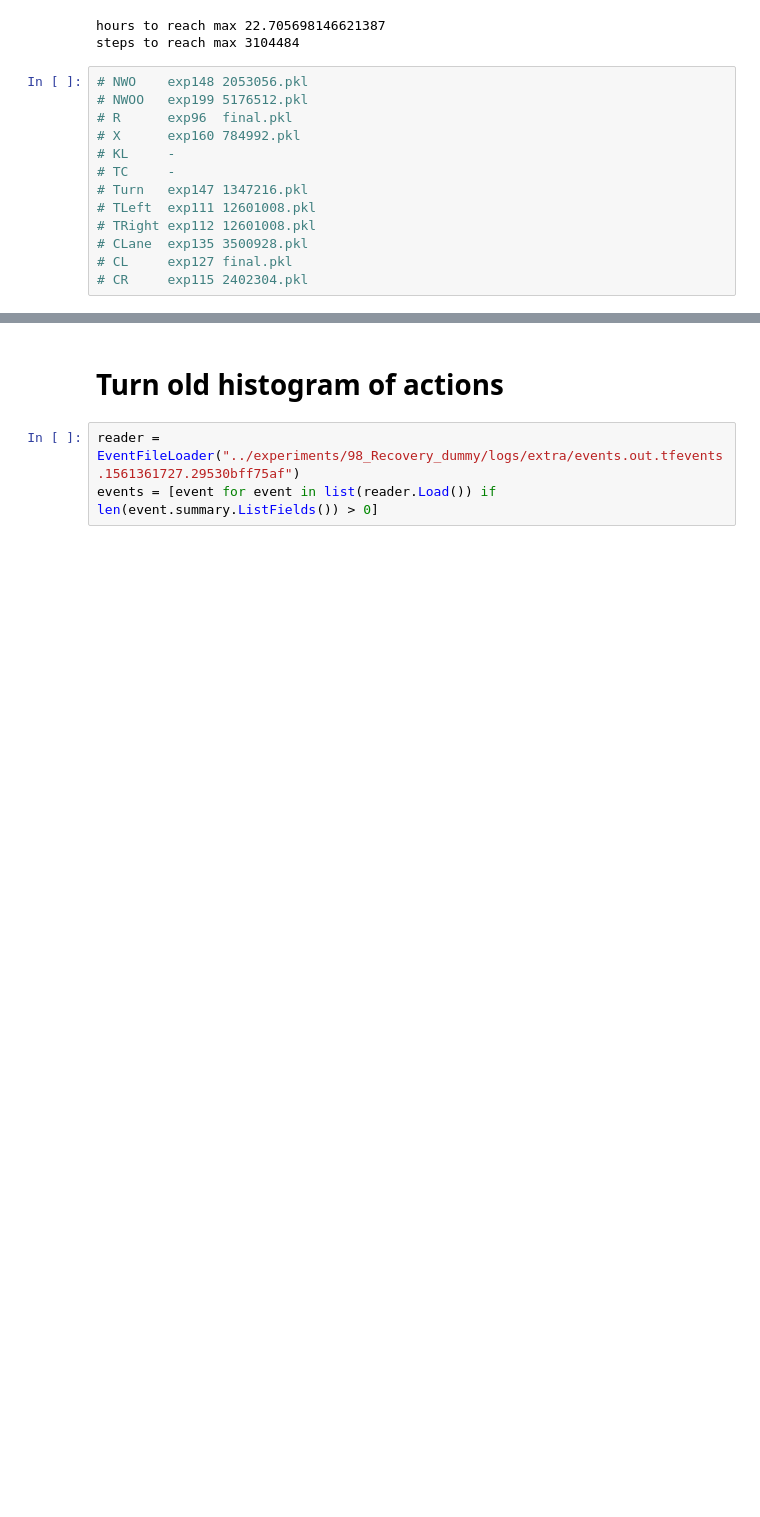
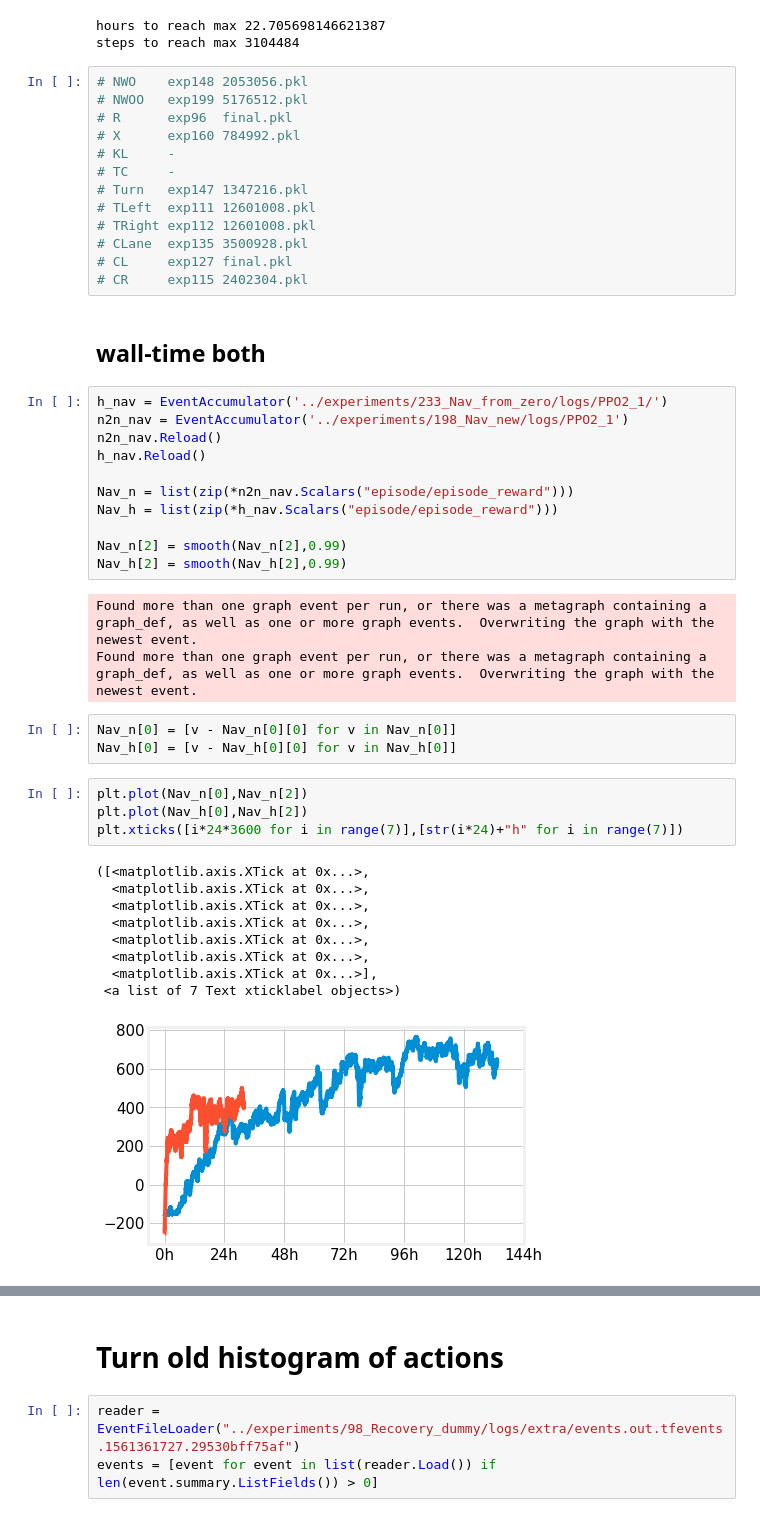
Before and after one commit to NotAnyMike/HRL, a Jupyter notebook: notebooks/Plots.ipynb, the cells around one changed output, grey strips where cells are left out. Saved outputs shown, nothing was run; the diff lists cells and outputs as text; blank space fills up the shorter version.

```diff
--- a/notebooks/Plots.ipynb
+++ b/notebooks/Plots.ipynb
@@ -414,3 +447,36 @@ steps to reach max 3104484
 # CLane  exp135 3500928.pkl
 # CL     exp127 final.pkl
 # CR     exp115 2402304.pkl
+# %% [markdown]
+## wall-time both
+# %%
+h_nav = EventAccumulator('../experiments/233_Nav_from_zero/logs/PPO2_1/')
+n2n_nav = EventAccumulator('../experiments/198_Nav_new/logs/PPO2_1')
+n2n_nav.Reload()
+h_nav.Reload()
+
+Nav_n = list(zip(*n2n_nav.Scalars("episode/episode_reward")))
+Nav_h = list(zip(*h_nav.Scalars("episode/episode_reward")))
+
+Nav_n[2] = smooth(Nav_n[2],0.99)
+Nav_h[2] = smooth(Nav_h[2],0.99)
+# %% [output]
+Found more than one graph event per run, or there was a metagraph containing a graph_def, as well as one or more graph events.  Overwriting the graph with the newest event.
+Found more than one graph event per run, or there was a metagraph containing a graph_def, as well as one or more graph events.  Overwriting the graph with the newest event.
+# %%
+Nav_n[0] = [v - Nav_n[0][0] for v in Nav_n[0]]
+Nav_h[0] = [v - Nav_h[0][0] for v in Nav_h[0]]
+# %%
+plt.plot(Nav_n[0],Nav_n[2])
+plt.plot(Nav_h[0],Nav_h[2])
+plt.xticks([i*24*3600 for i in range(7)],[str(i*24)+"h" for i in range(7)])
+# %% [output]
+([<matplotlib.axis.XTick at 0x...>,
+  <matplotlib.axis.XTick at 0x...>,
+  <matplotlib.axis.XTick at 0x...>,
+  <matplotlib.axis.XTick at 0x...>,
+  <matplotlib.axis.XTick at 0x...>,
+  <matplotlib.axis.XTick at 0x...>,
+  <matplotlib.axis.XTick at 0x...>],
+ <a list of 7 Text xticklabel objects>)
+[figure, added]
```
Also changed, not shown: parts of 11 cells of this notebook, 2 other files.
